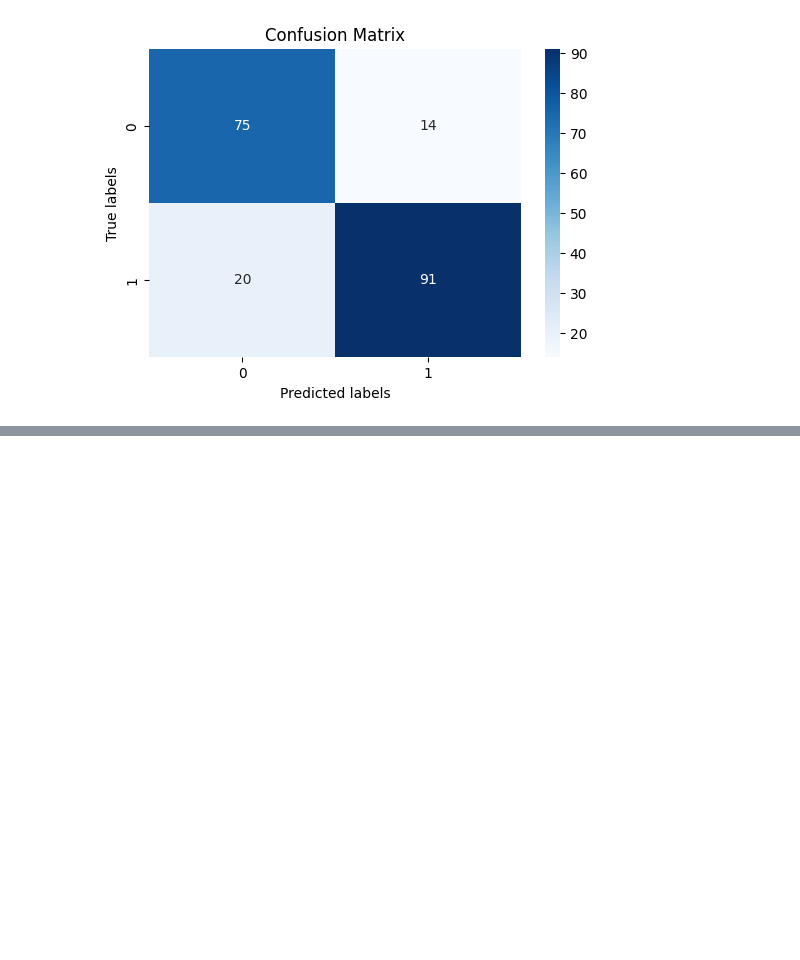
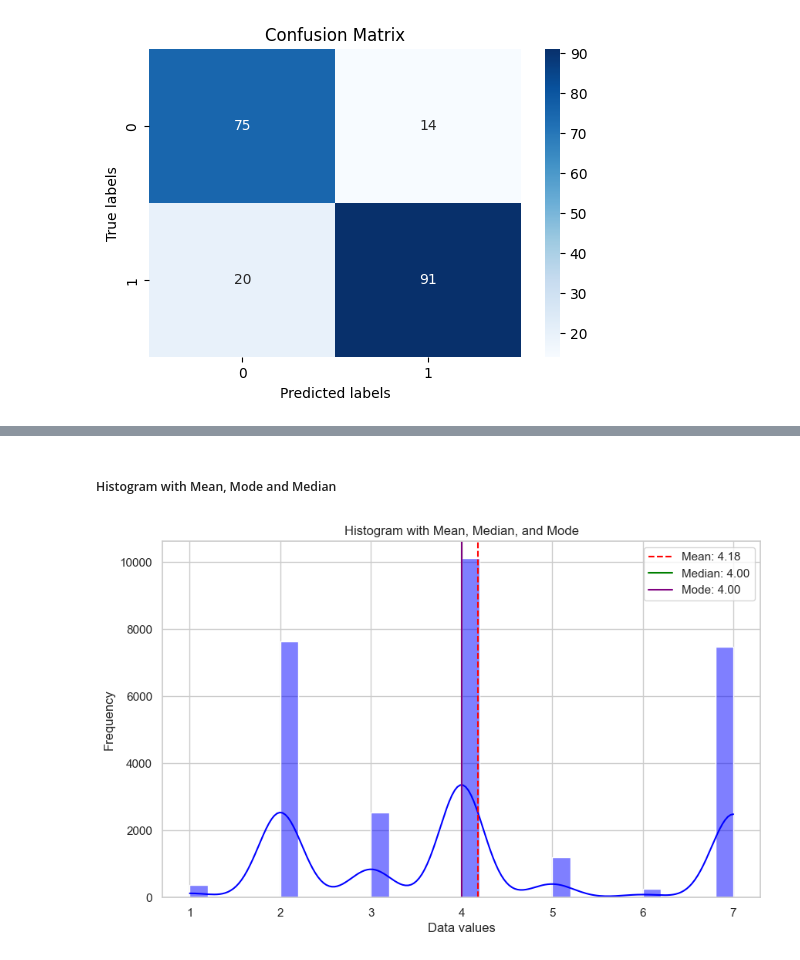
Before and after one commit to FlorianHalimi/LinkedIn-Job-Analysis-Data-Preprocessing-Visualization, a Jupyter notebook: data_preprocessing.ipynb, the cells around one changed output, grey strips where cells are left out. Cells and saved outputs as stored; diff of their text form; code cells hidden in the pictures; blank space fills up the shorter version.

Commit message:
Mean, Mode, Median and Standard Deviation
Co-Authored-By: Blina Smailaj <74669741+blinasmailaj@users.noreply.github.com>

```diff
--- a/data_preprocessing.ipynb
+++ b/data_preprocessing.ipynb
@@ -1042,0 +1110,31 @@ plt.show()
+# %% [markdown]
+##### Histogram with Mean, Mode and Median
+# %%
+data = np.array(cleaned_df['experience_level'])
+
+# Calculate mean and median
+mean = np.mean(data)
+median = np.median(data)
+
+# Calculate mode and its count
+mode_res = stats.mode(data)
+
+# Extract the mode and count values
+mode = mode_res.mode.item()  # Convert numpy scalar to a Python scalar
+count = mode_res.count.item()
+
+# Plot the distribution and mark the mean, median, and mode
+sns.set(style="whitegrid")
+plt.figure(figsize=(10, 6))
+sns.histplot(data, kde=True, color="blue", bins=30)
+plt.axvline(mean, color='red', linestyle='--', label=f'Mean: {mean:.2f}')
+plt.axvline(median, color='green', linestyle='-', label=f'Median: {median:.2f}')
+plt.axvline(mode, color='purple', linestyle='-', label=f'Mode: {mode:.2f}')
+
+plt.legend()
+plt.title('Histogram with Mean, Median, and Mode')
+plt.xlabel('Data values')
+plt.ylabel('Frequency')
+plt.show()
+# %% [output]
+[figure, added]
```
Also changed, not shown: parts of 18 cells of this notebook, 1 other file.
